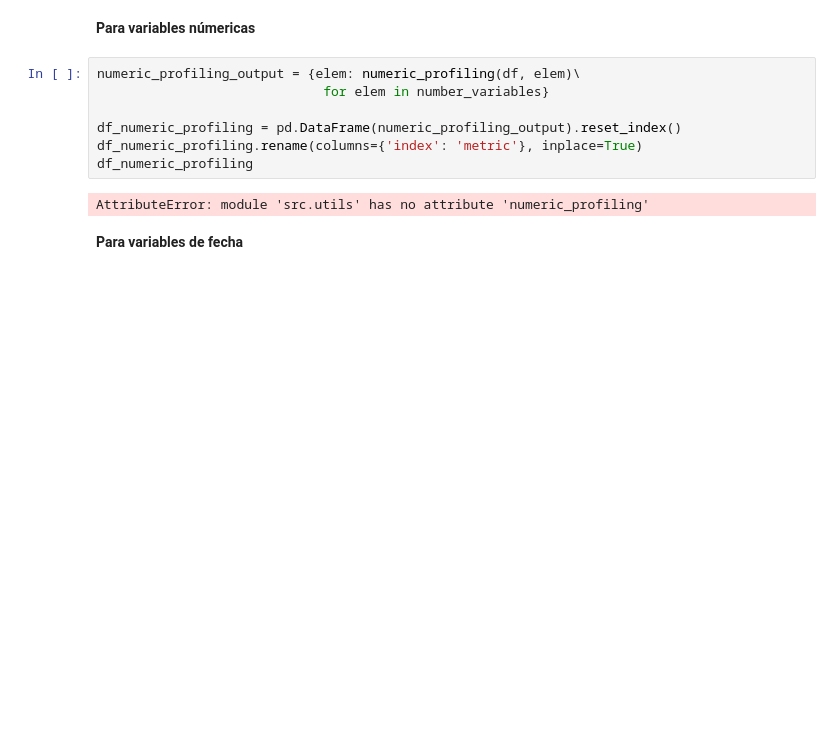
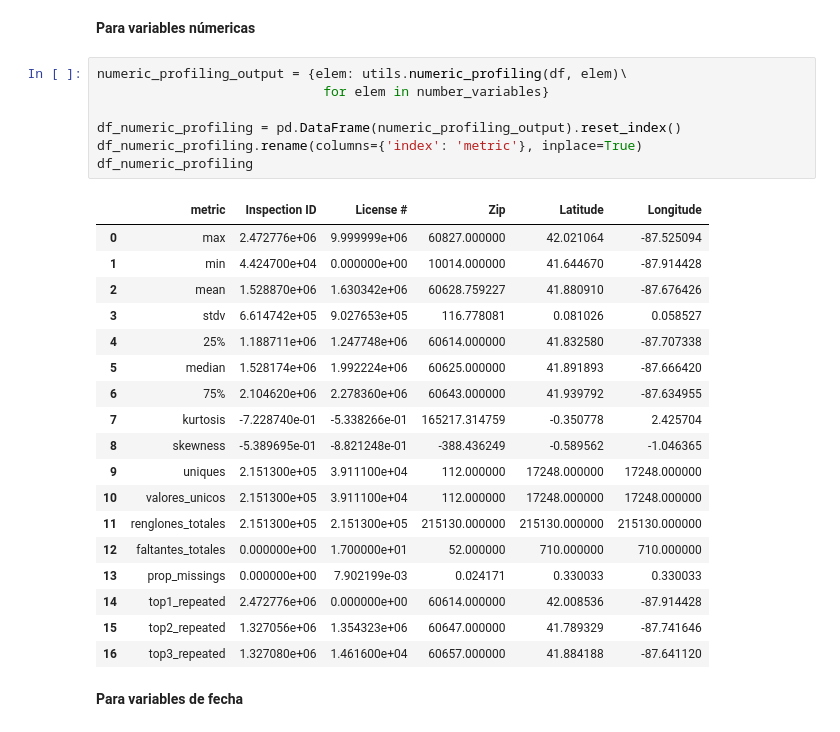
Before and after one commit to Acturio/DPA-Project, a Jupyter notebook: notebooks/EDA_DPA.ipynb, the cells around one changed output. Saved outputs shown, nothing was run; the diff lists cells and outputs as text; blank space fills up the shorter version.

```diff
--- a/notebooks/EDA_DPA.ipynb
+++ b/notebooks/EDA_DPA.ipynb
@@ -230,14 +115,31 @@ string_variables = df.select_dtypes(include = 'object').columns.values
 # %% [markdown]
 **Para variables númericas**
 # %%
-numeric_profiling_output = {elem: numeric_profiling(df, elem)\
+numeric_profiling_output = {elem: utils.numeric_profiling(df, elem)\
                              for elem in number_variables}
 
 df_numeric_profiling = pd.DataFrame(numeric_profiling_output).reset_index()
 df_numeric_profiling.rename(columns={'index': 'metric'}, inplace=True)
 df_numeric_profiling
 # %% [output]
-AttributeError: module 'src.utils' has no attribute 'numeric_profiling'
+|  | metric | Inspection ID | License # | Zip | Latitude | Longitude |
+| 0 | max | 2.472776e+06 | 9.999999e+06 | 60827.000000 | 42.021064 | -87.525094 |
+| 1 | min | 4.424700e+04 | 0.000000e+00 | 10014.000000 | 41.644670 | -87.914428 |
+| 2 | mean | 1.528870e+06 | 1.630342e+06 | 60628.759227 | 41.880910 | -87.676426 |
+| 3 | stdv | 6.614742e+05 | 9.027653e+05 | 116.778081 | 0.081026 | 0.058527 |
+| 4 | 25% | 1.188711e+06 | 1.247748e+06 | 60614.000000 | 41.832580 | -87.707338 |
+| 5 | median | 1.528174e+06 | 1.992224e+06 | 60625.000000 | 41.891893 | -87.666420 |
+| 6 | 75% | 2.104620e+06 | 2.278360e+06 | 60643.000000 | 41.939792 | -87.634955 |
+| 7 | kurtosis | -7.228740e-01 | -5.338266e-01 | 165217.314759 | -0.350778 | 2.425704 |
+| 8 | skewness | -5.389695e-01 | -8.821248e-01 | -388.436249 | -0.589562 | -1.046365 |
+| 9 | uniques | 2.151300e+05 | 3.911100e+04 | 112.000000 | 17248.000000 | 17248.000000 |
+| 10 | valores_unicos | 2.151300e+05 | 3.911100e+04 | 112.000000 | 17248.000000 | 17248.000000 |
+| 11 | renglones_totales | 2.151300e+05 | 2.151300e+05 | 215130.000000 | 215130.000000 | 215130.000000 |
+| 12 | faltantes_totales | 0.000000e+00 | 1.700000e+01 | 52.000000 | 710.000000 | 710.000000 |
+| 13 | prop_missings | 0.000000e+00 | 7.902199e-03 | 0.024171 | 0.330033 | 0.330033 |
+| 14 | top1_repeated | 2.472776e+06 | 0.000000e+00 | 60614.000000 | 42.008536 | -87.914428 |
+| 15 | top2_repeated | 1.327056e+06 | 1.354323e+06 | 60647.000000 | 41.789329 | -87.741646 |
+| 16 | top3_repeated | 1.327080e+06 | 1.461600e+04 | 60657.000000 | 41.884188 | -87.641120 |
 # %% [markdown]
 **Para variables de fecha**
 # %%
```
Also changed, not shown: parts of 49 cells of this notebook.
